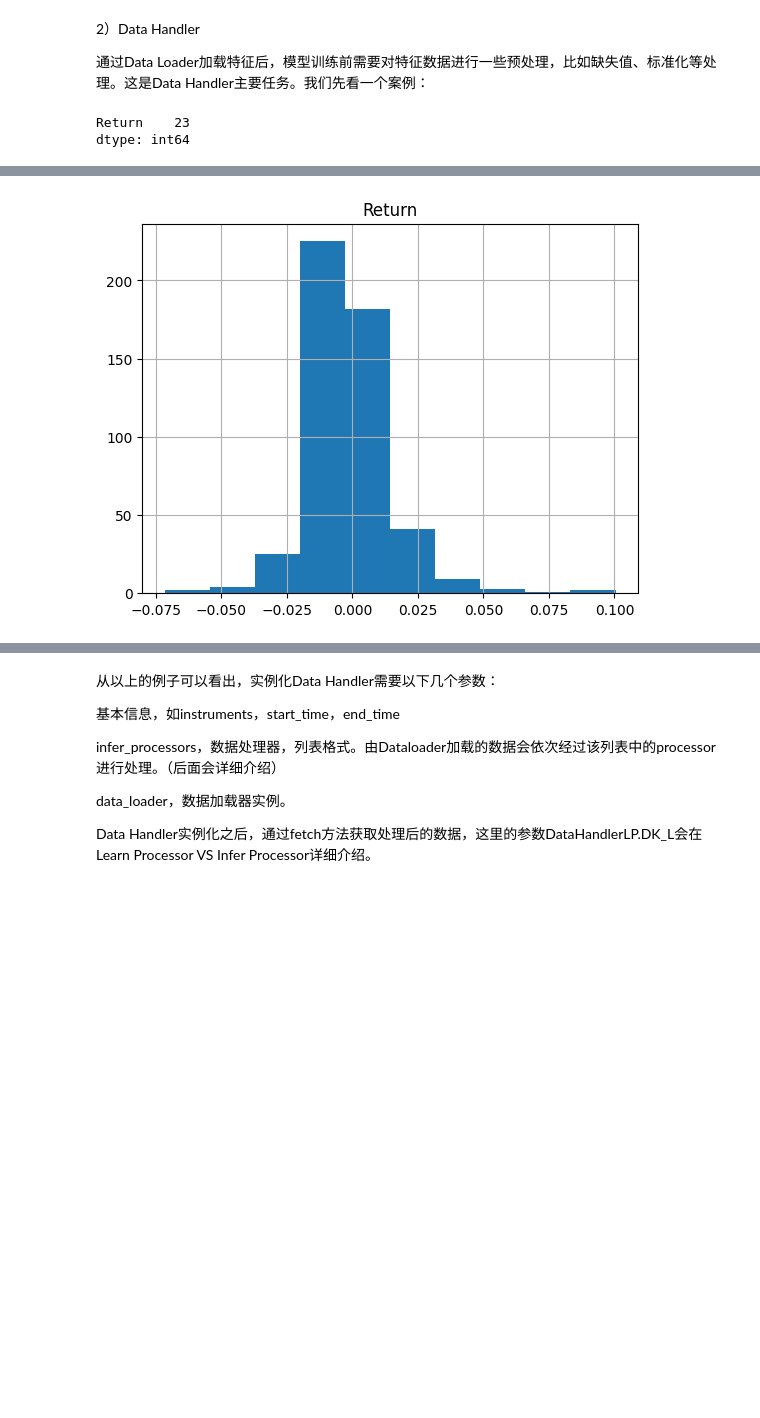
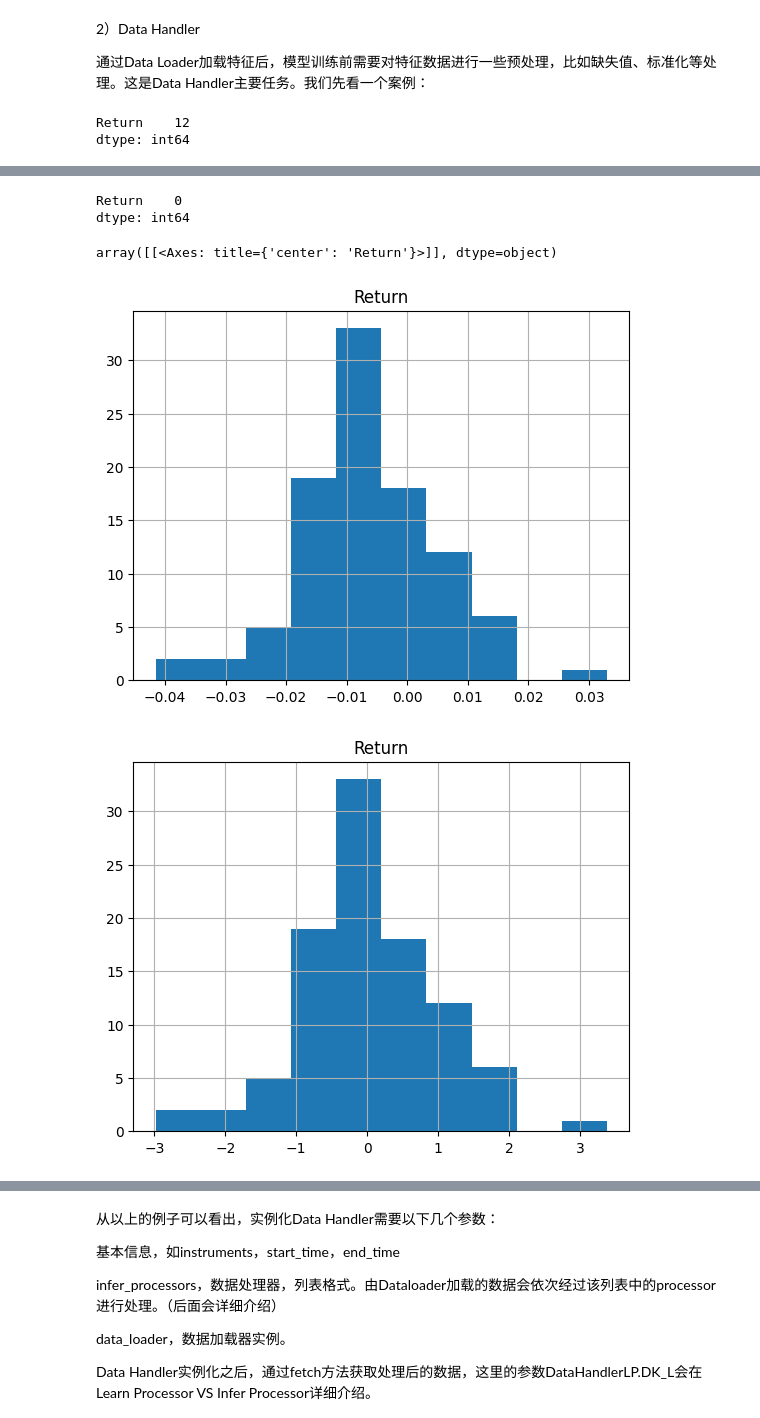
Before and after one commit to lance52587/qlib_tutorial, a Jupyter notebook: lance/3.数据处理与准备.ipynb, the cells around one changed output, grey strips where cells are left out. Drawn from its saved outputs; the diff is of its cells as text; code cells hidden in the pictures; blank space fills up the shorter version.

```diff
--- a/lance/3.数据处理与准备.ipynb
+++ b/lance/3.数据处理与准备.ipynb
@@ -153,14 +123,26 @@ QlibDataLoader(config={'feature': (['EMA($close, 10)', 'EMA($close, 30)'], ['EMA
 from qlib.data.dataset.handler import DataHandlerLP
 from qlib.data.dataset.processor import CSZScoreNorm, DropnaProcessor
 
+##################################
 qdl = QlibDataLoader(config=(['$close/Ref($close, 1)-1'], ['Return']))
-# df = qdl.load(instruments='sh000300', start_time='20210101', end_time='20210430')
-df = qdl.load(instruments='csi500', start_time='20190101', end_time='20190110')
-# df = QlibDataLoader(config=(['$close/Ref($close, 1)-1'], ['Return'])).load(instruments='csi500', start_time='20190101', end_time='20190110')
+df = qdl.load(instruments='csi100', start_time='20190101', end_time='20190110')
 # 是否有空值
-display(df.isna().sum())
+print(df.isna().sum())
 # 原始数据分布
 df.xs('2019-01-10').hist()
+##################################
+dh = DataHandlerLP(  # DataHandler with (L)earnable (P)rocessor
+    instruments='csi100', start_time='20190101', end_time='20190110',
+    learn_processors=[DropnaProcessor(), CSZScoreNorm()],  # 先去空值，再截面标准化
+    data_loader=qdl)
+#     - DK_R / self._data: the raw data loaded from the loader
+#     - DK_I / self._infer: the data processed for inference
+#     - DK_L / self._learn: the data processed for learning model.
+df_hdl = dh.fetch(data_key=DataHandlerLP.DK_L)  # (D)ata (K)ey 'learn'
+# 查看是否还存在空值
+print(df_hdl.isna().sum())
+# CSZScoreNorm截面标准化处理后的数据分布
+df_hdl.xs('2019-01-10').hist()
 # %% [output]
-Return    23
+Return    12
 dtype: int64
@@ -168 +154,5 @@ array([[<Axes: title={'center': 'Return'}>]], dtype=object)
+Return    0
+dtype: int64
+array([[<Axes: title={'center': 'Return'}>]], dtype=object)
-[figure, old version]
+[figure, new version]
+[figure, added]
```
Also changed, not shown: parts of 12 cells of this notebook, 2 other files.
